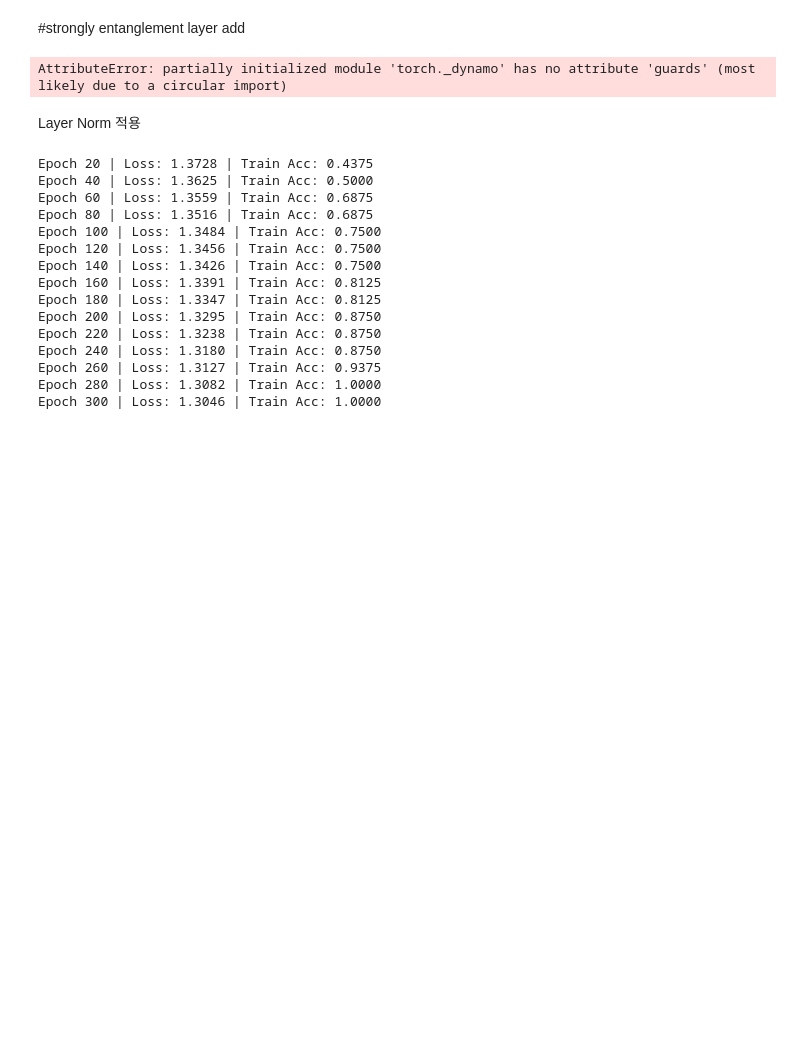
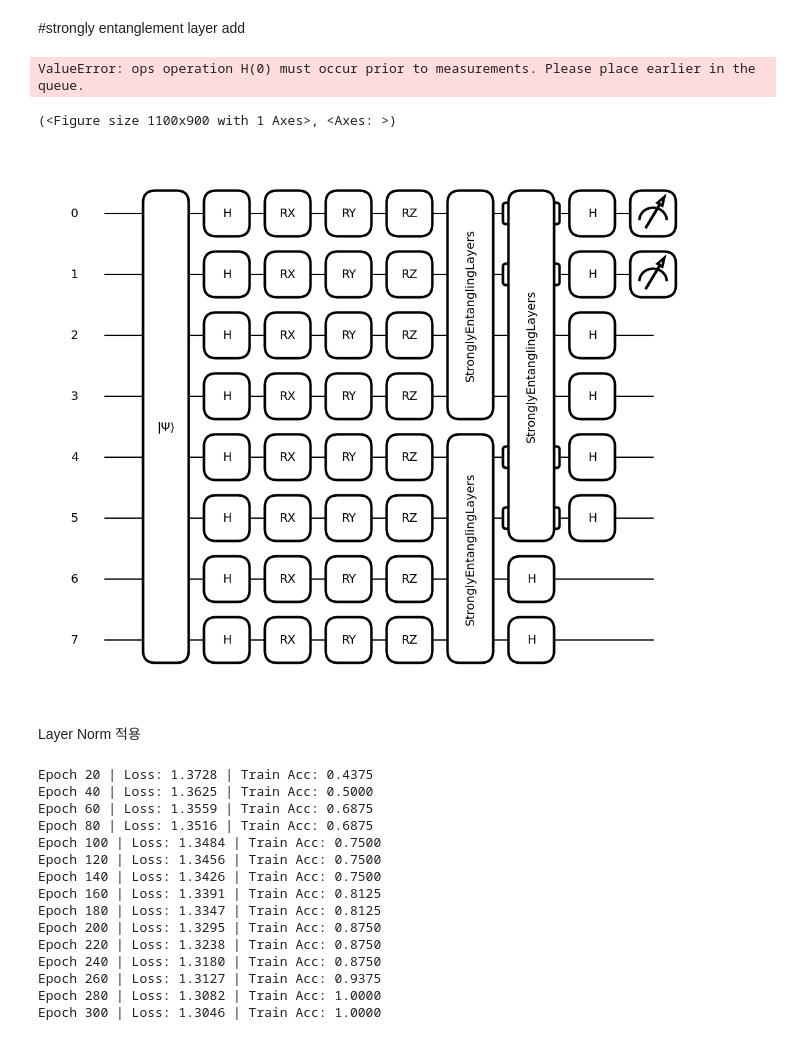
Before and after one commit to guk4979/qml_competition, a Jupyter notebook: 9245/baseline_251215.ipynb, the cells around one changed output. Drawn from its saved outputs; the diff is of its cells as text; code cells hidden in the pictures; blank space fills up the shorter version.

```diff
--- a/9245/baseline_251215.ipynb
+++ b/9245/baseline_251215.ipynb
@@ -662,14 +731,15 @@ def Quantum_block2(params):
 def feature_map_block(params):
     for i in range(n_qubits):
         qml.Hadamard(wires=i)
-    for i in range(n_qubits):
-        qml.RX(params[0, 0, i], wires=i)
-        qml.RY(params[0, 1, i], wires=i)
-        qml.RZ(params[0, 2, i], wires=i)
+    # for i in range(n_qubits):
+    #     qml.RX(params[0, 0, i], wires=i)
+    #     qml.RY(params[0, 1, i], wires=i)
+    #     qml.RZ(params[0, 2, i], wires=i)
 
 def Ansatz_block(params):
-    for i in range(n_qubits):
-        qml.StronglyEntanglingLayers(weights=params[1, 3, i], wires=i)
+    qml.StronglyEntanglingLayers(weights=params[1, 0:3, :4].T.unsqueeze(0), wires=range(4))
+    qml.StronglyEntanglingLayers(weights=params[1, 0:3, 4:n_qubits].T.unsqueeze(0), wires=range(4, n_qubits))
+    qml.StronglyEntanglingLayers(weights=params[2, 0:3, :4].T.unsqueeze(0), wires=[0,1,4,5])
 # %%
 from networkx.readwrite.graph6 import n_to_data
 import pennylane as qml
@@ -687,14 +757,22 @@ device = torch.device("cuda" if torch.cuda.is_available() else "cpu")
 def Quantum_block2(params):
     feature_map_block(params)
     Ansatz_block(params)
-    for layer in range(2, params.shape[0]):
+    # for layer in range(n_layers):
+    #     for i in range(n_qubits):
+    #         qml.StronglyEntanglingLayers(weights=params[layer, 3, i], wires=range(8))
+    # for layer in range(0, n_layers):
 
-        for i in range(n_qubits):
-            # qml.Rot(params[layer, 0, i], params[layer, 1, i], params[layer, 2, i], wires=i)
-            qml.RX(params[layer, 0, i], wires=i)
-            qml.RY(params[layer, 1, i], wires=i)
-            qml.RZ(params[layer, 2, i], wires=i)
-            # qml.StronglyEntanglingLayers(weights=params[layer, 3, i], wires=range(8))
+    # for i in range(4):
+    #     # qml.Rot(params[layer, 0, i], params[layer, 1, i], params[layer, 2, i], wires=i)
+    #     qml.RX(params[2, 0, i], wires=i)
+    #     qml.RY(params[2, 1, i], wires=i)
+    #     qml.RZ(params[2, 2, i], wires=i)
+    # for i in range(4,n_qubits):
+    #     # qml.Rot(params[layer, 0, i], params[layer, 1, i], params[layer, 2, i], wires=i)
+    #     qml.RX(params[2, 0, i], wires=i)
+    #     qml.RY(params[2, 1, i], wires=i)
+    #     qml.RZ(params[2, 2, i], wires=i)
+    #         # qml.StronglyEntanglingLayers(weights=params[layer, 3, i], wires=range(8))
     for i in range(n_qubits):
           qml.Hadamard(wires=i)
 
@@ -703,7 +781,7 @@ def qnode(inputs, params):
     qml.StatePrep(inputs, wires=range(n_qubits))
     Quantum_block2(params)
     # 제약 조건: 2개 큐비트의 확률 측정 (4개 클래스)
-    return qml.probs(wires=[6, 7])
+    return qml.probs(wires=[0, 1])
 
 # 2. 모델 클래스 (nn.Linear 제거)
 class QNN(nn.Module):
@@ -731,7 +809,7 @@ model = QNN(n_layers).to(device)
 optimizer = optim.SGD(model.parameters(), lr=0.1, momentum=0.9)
 criterion = nn.NLLLoss() # 확률값의 로그를 취하므로 NLLLoss가 적합합니다.
 # criterion = nn.CrossEntropyLoss()
-# scheduler = optim.lr_scheduler.StepLR(optimizer, step_size=10, gamma=0.5)
+scheduler = optim.lr_scheduler.StepLR(optimizer, step_size=100, gamma=0.1)
 
 # 5. 학습 루프
 epochs = 100
@@ -746,7 +824,7 @@ for epoch in range(epochs):
 
         # probs가 0이 되어 log가 -inf가 되는 것을 방지하기 위해 epsilon(1e-10)을 더함
         log_probs = torch.log(probs + 1e-10)
-        loss = nn.functional.nll_loss(log_probs, batch_y)
+        loss = quantum_phase_loss(probs, batch_y.to(device=device))
 
         loss.backward()
         optimizer.step()
@@ -754,13 +832,18 @@ for epoch in range(epochs):
         avg_loss += loss.item() / len(train_loader)
         predicted_classes = torch.argmax(probs, dim=1)
         correct += (predicted_classes == batch_y).sum().item()
-    # scheduler.step()
+    scheduler.step()
 
     if (epoch + 1) % 20 == 0:
         current_lr = optimizer.param_groups[0]['lr']
         print(f"Epoch {epoch+1:02d} | Loss: {avg_loss:.4f} | Acc: {correct/len(train_x):.4f} | LR: {current_lr:.6f}")
 # %% [output]
-AttributeError: partially initialized module 'torch._dynamo' has no attribute 'guards' (most likely due to a circular import)
+ValueError: ops operation H(0) must occur prior to measurements. Please place earlier in the queue.
+# %%
+qml.draw_mpl(qnode)(batch_X,model.params)
+# %% [output]
+(<Figure size 1100x900 with 1 Axes>, <Axes: >)
+[figure, added]
 # %% [markdown]
 
 Layer Norm 적용
```
Also changed, not shown: parts of 7 cells of this notebook.
